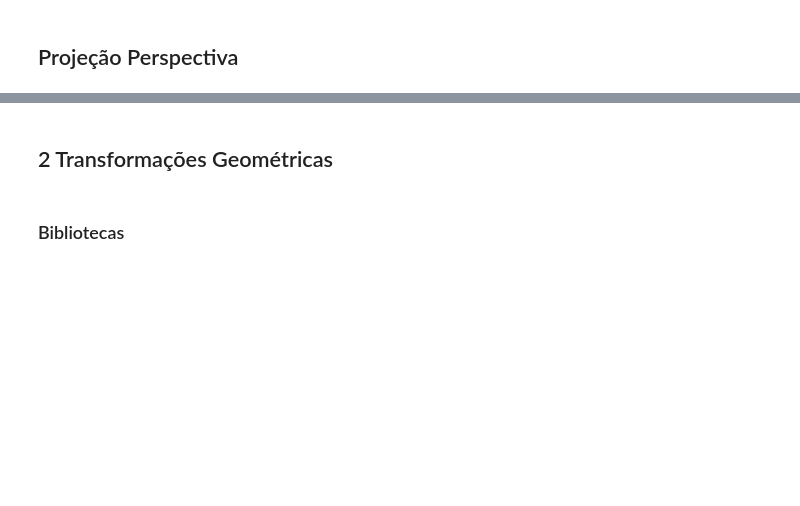
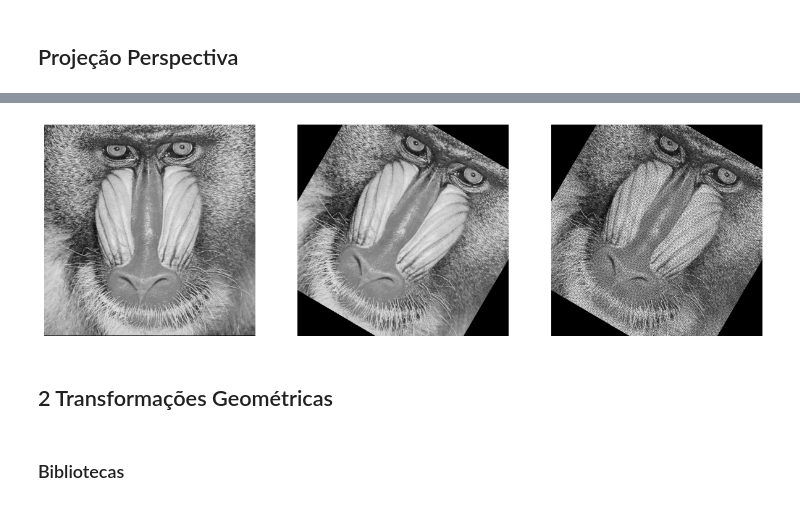
Before and after one commit to Cl3TO/MC920, a Jupyter notebook: t04/gmt/test.ipynb, the cells around one changed output, grey strips where cells are left out. Drawn from its saved outputs; the diff is of its cells as text; code cells hidden in the pictures; blank space fills up the shorter version.

```diff
--- a/t04/gmt/test.ipynb
+++ b/t04/gmt/test.ipynb
@@ -177,3 +225,42 @@ plt.show()
+# %%
+# Define the rotation matrix
+theta = 30.433
+R = np.array(
+    [
+        [np.cos(np.deg2rad(theta)), -np.sin(np.deg2rad(theta)), 0],
+        [np.sin(np.deg2rad(theta)), np.cos(np.deg2rad(theta)), 0],
+        [0, 0, 1],
+    ]
+)
+
+R_inv = R.T
+
+# Encontre o ponto central da imagem
+h, w = image.shape[:2]
+cx, cy = w // 2, h // 2
+
+# Transle o ponto central para a origem
+T1 = np.array([[1, 0, -cx], [0, 1, -cy], [0, 0, 1]])
+
+M = np.linalg.inv(T1) @ R @ T1
+
+M_inv = np.linalg.inv(M)
+
+# Apply the transformation
+t_image = warp_vet(image, M_inv, inverse=True)
+t_image_2 = warp_vet(image, M, inverse=False)
+
+# Plot the 3 images
+fig, ax = plt.subplots(1, 3, figsize=(15, 5))
+ax[0].imshow(image, cmap='gray')
+ax[0].axis('off')
+ax[1].imshow(t_image, cmap='gray')
+ax[1].axis('off')
+ax[2].imshow(t_image_2, cmap='gray')
+ax[2].axis('off')
+plt.show()
+# %% [output]
+[figure, added]
 # %% [markdown]
 ## 2 Transformações Geométricas
 # %% [markdown]
```
Also changed, not shown: parts of 3 cells of this notebook, 2 other files.
